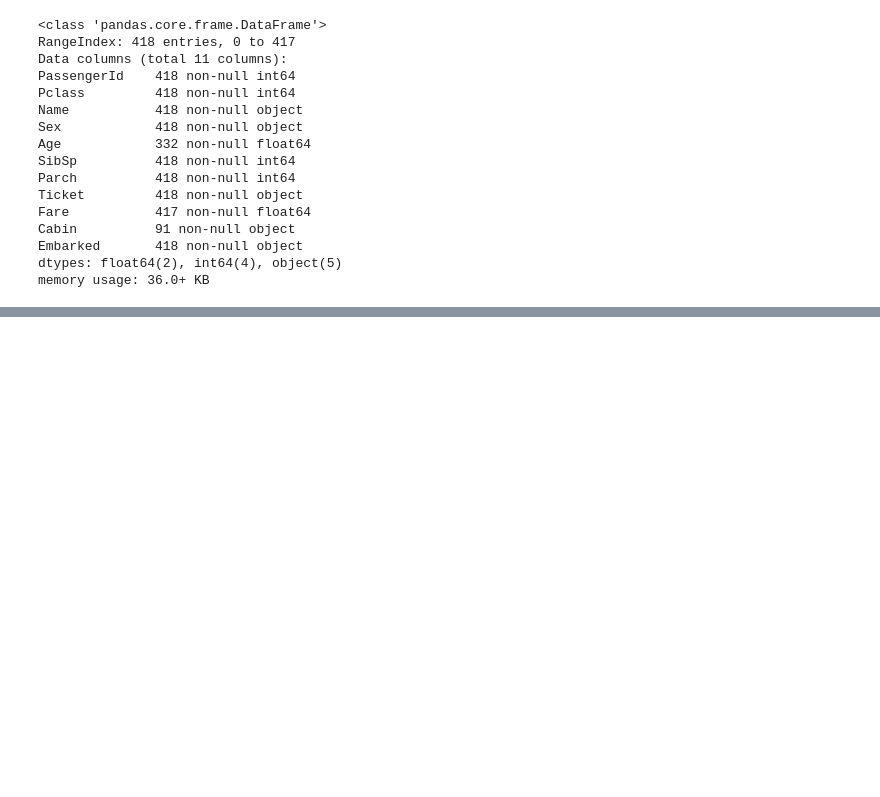
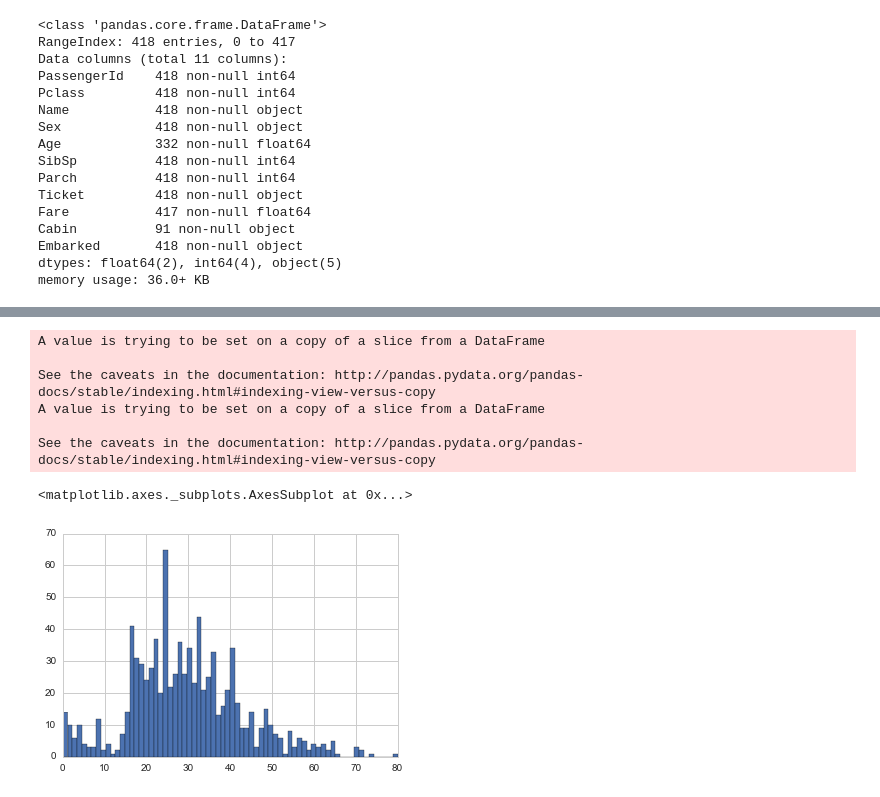
Before and after one commit to kc1194/Kaggle-Code, a Jupyter notebook: Titanic Attempt.ipynb, the cells around one changed output, grey strips where cells are left out. Drawn from its saved outputs; the diff is of its cells as text; code cells hidden in the pictures; blank space fills up the shorter version.

```diff
--- a/Titanic Attempt.ipynb
+++ b/Titanic Attempt.ipynb
@@ -80,0 +89,28 @@ exercise.head()
+# %%
+train_age_avg = train_data['Age'].mean()
+train_age_std = train_data['Age'].std()
+train_age_nan = train_data['Age'].isnull().sum()
+
+test_age_avg = test_data['Age'].mean()
+test_age_std = test_data['Age'].std()
+test_age_nan = test_data['Age'].isnull().sum()
+
+rand_1 = np.random.randint(train_age_avg - train_age_std, train_age_avg + train_age_std, size = train_age_nan)
+rand_2 = np.random.randint(test_age_avg - test_age_std, test_age_avg + test_age_std, size = test_age_nan)
+
+train_data["Age"][np.isnan(train_data["Age"])] = rand_1
+test_data["Age"][np.isnan(test_data["Age"])] = rand_2
+
+train_data['Age'] = train_data['Age'].astype(int)
+test_data['Age'] = test_data['Age'].astype(int)
+
+train_data['Age'].hist(bins=70)
+# %% [output]
+A value is trying to be set on a copy of a slice from a DataFrame
+
+See the caveats in the documentation: http://pandas.pydata.org/pandas-docs/stable/indexing.html#indexing-view-versus-copy
+A value is trying to be set on a copy of a slice from a DataFrame
+
+See the caveats in the documentation: http://pandas.pydata.org/pandas-docs/stable/indexing.html#indexing-view-versus-copy
+<matplotlib.axes._subplots.AxesSubplot at 0x...>
+[figure, added]
```
Also changed, not shown: parts of 6 cells of this notebook.
